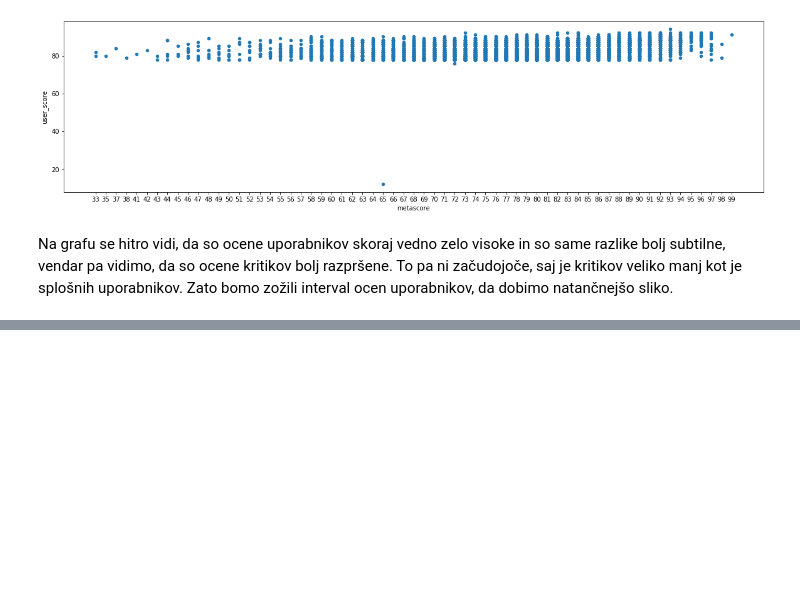
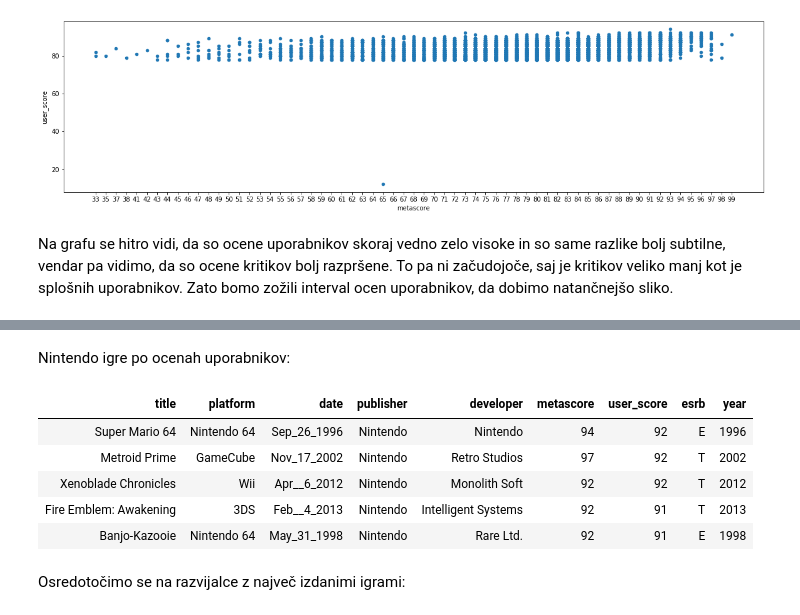
Before and after one commit to AndrazCepic/Naj-Igre, a Jupyter notebook: Naj_Igre.ipynb, the cells around one changed output, grey strips where cells are left out. Saved outputs shown, nothing was run; the diff lists cells and outputs as text; code cells hidden in the pictures; blank space fills up the shorter version.

```diff
--- a/Naj_Igre.ipynb
+++ b/Naj_Igre.ipynb
@@ -154,0 +444,13 @@ data2 = pd.merge(data, genres)
+# %% [markdown]
+Nintendo igre po ocenah uporabnikov:
+# %%
+nintendo_u.head(5).style.hide_index()
+# %% [output]
+| title | platform | date | publisher | developer | metascore | user_score | esrb | year |
+| Super Mario 64 | Nintendo 64 | Sep_26_1996 | Nintendo | Nintendo | 94 | 92 | E | 1996 |
+| Metroid Prime | GameCube | Nov_17_2002 | Nintendo | Retro Studios | 97 | 92 | T | 2002 |
+| Xenoblade Chronicles | Wii | Apr__6_2012 | Nintendo | Monolith Soft | 92 | 92 | T | 2012 |
+| Fire Emblem: Awakening | 3DS | Feb__4_2013 | Nintendo | Intelligent Systems | 92 | 91 | T | 2013 |
+| Banjo-Kazooie | Nintendo 64 | May_31_1998 | Nintendo | Rare Ltd. | 92 | 91 | E | 1998 |
+# %% [markdown]
+Osredotočimo se na razvijalce z največ izdanimi igrami:
```
Also changed, not shown: parts of 109 cells of this notebook.
